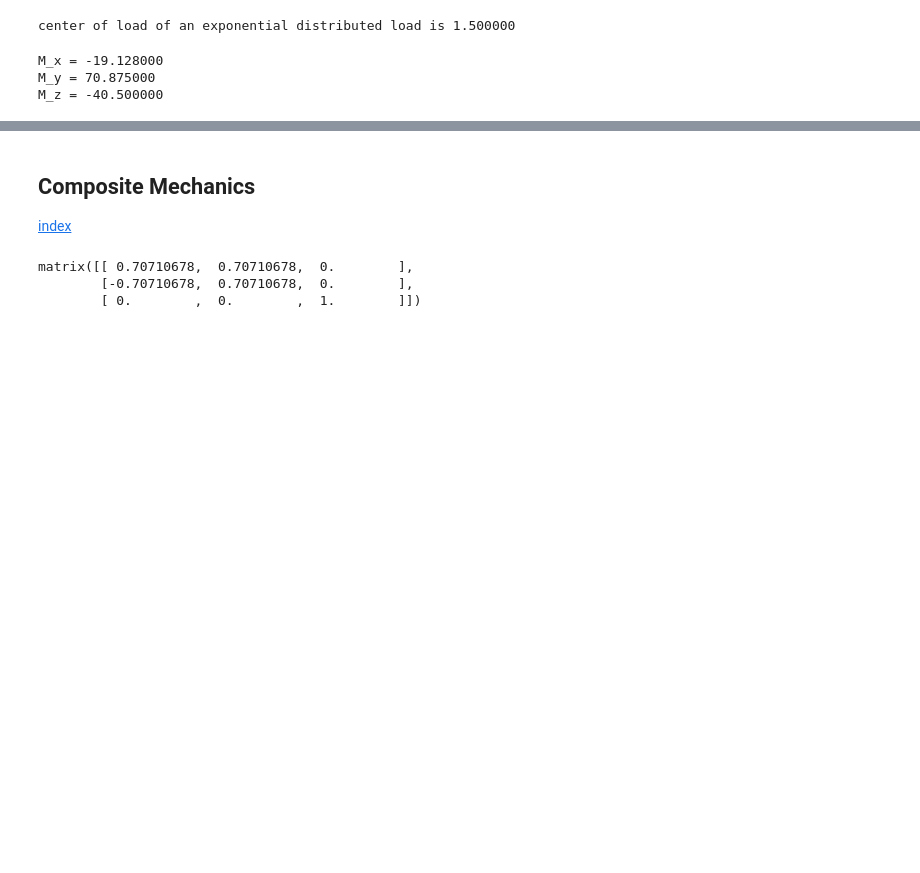
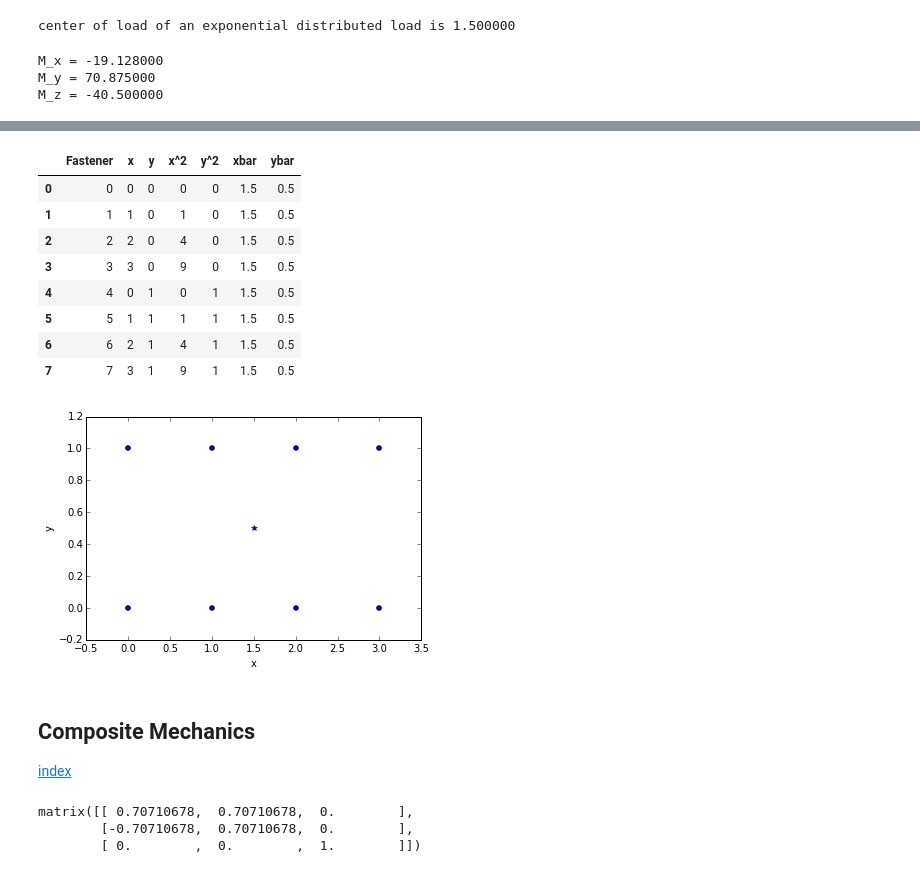
Before and after one commit to nagordon/mechpy, a Jupyter notebook: mechpy.ipynb, the cells around one changed output, grey strips where cells are left out. Saved outputs shown, nothing was run; the diff lists cells and outputs as text; code cells hidden in the pictures; blank space fills up the shorter version.

Commit message:
updated notes on fastened joints and added fastened_joint function

```diff
--- a/mechpy.ipynb
+++ b/mechpy.ipynb
@@ -220,3 +285,35 @@ M_z = -40.500000
+# %%
+## Bolted Joint Example
+
+# fastener Location
+from mechpy.design import fastened_joint
+fx = [0,1,2,3,0,1,2,3]
+fy = [0,0,0,0,1,1,1,1]
+# Force magnitude(x,y)
+P = [-300,-500]
+# Force location
+l = [2,1]
+df = fastened_joint(fx, fy, P, l)
+
+df.plot(kind='scatter', x='x', y='y');
+#df.plot(style='o', x='x', y='y')
+plt.plot(df.xbar[0],df.ybar[0],'*')
+df
+#ax = plt.gca()
+#ax.arrow(l[0], l[1], Pnorm[0],Pnorm[1], head_width=0.05, head_length=0.1, fc='k', ec='k')
+#x.arrow(xbar, ybar, Pnorm[0],0, head_width=0.05, head_length=0.1, fc='k', ec='k')
+#ax.arrow(xbar, ybar, 0,Pnorm[1], head_width=0.05, head_length=0.1, fc='k', ec='k')
+# %% [output]
+|  | Fastener | x | y | x^2 | y^2 | xbar | ybar |
+| 0 | 0 | 0 | 0 | 0 | 0 | 1.5 | 0.5 |
+| 1 | 1 | 1 | 0 | 1 | 0 | 1.5 | 0.5 |
+| 2 | 2 | 2 | 0 | 4 | 0 | 1.5 | 0.5 |
+| 3 | 3 | 3 | 0 | 9 | 0 | 1.5 | 0.5 |
+| 4 | 4 | 0 | 1 | 0 | 1 | 1.5 | 0.5 |
+| 5 | 5 | 1 | 1 | 1 | 1 | 1.5 | 0.5 |
+| 6 | 6 | 2 | 1 | 4 | 1 | 1.5 | 0.5 |
+| 7 | 7 | 3 | 1 | 9 | 1 | 1.5 | 0.5 |
+[figure, added]
 # %% [markdown]
 ## Composite Mechanics
 [index](#Mechpy)
```
Also changed, not shown: parts of 5 cells of this notebook, 1 other file.
